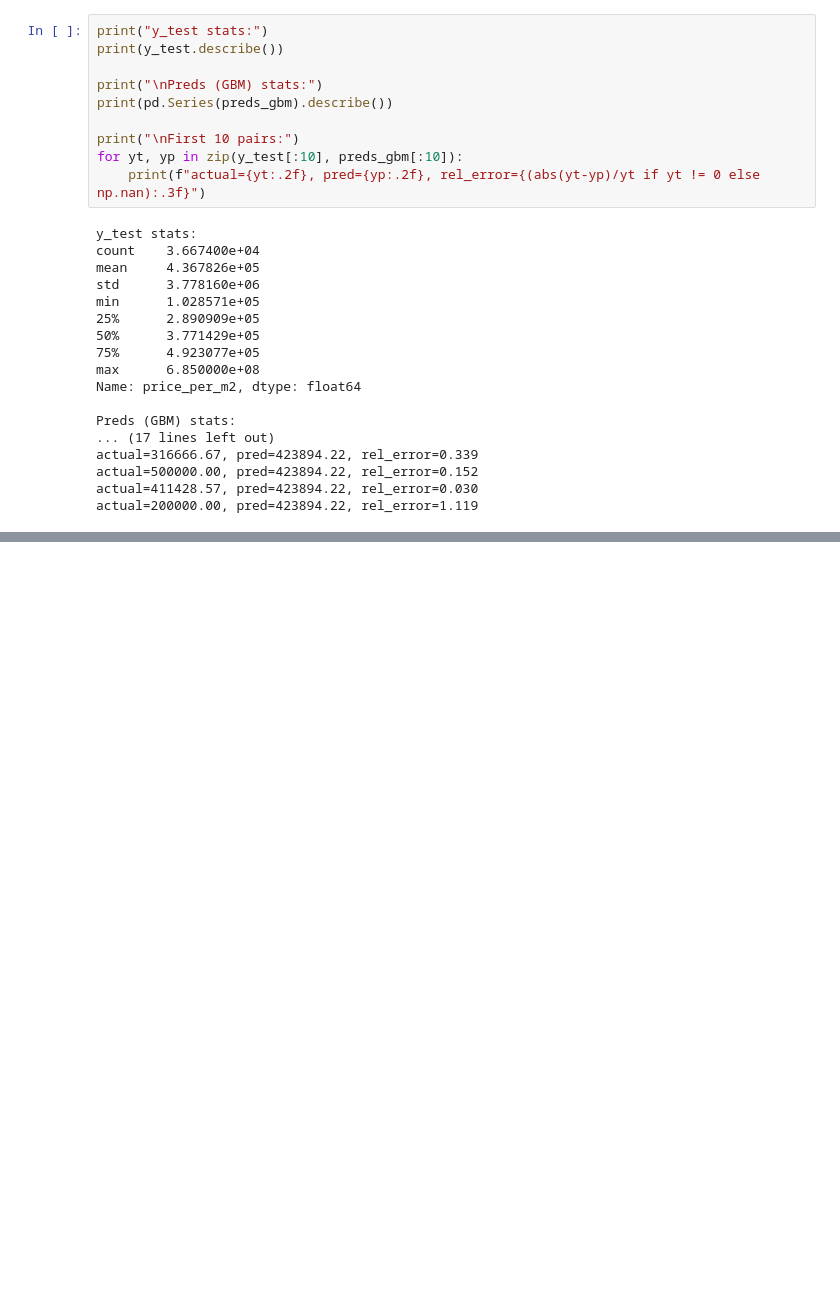
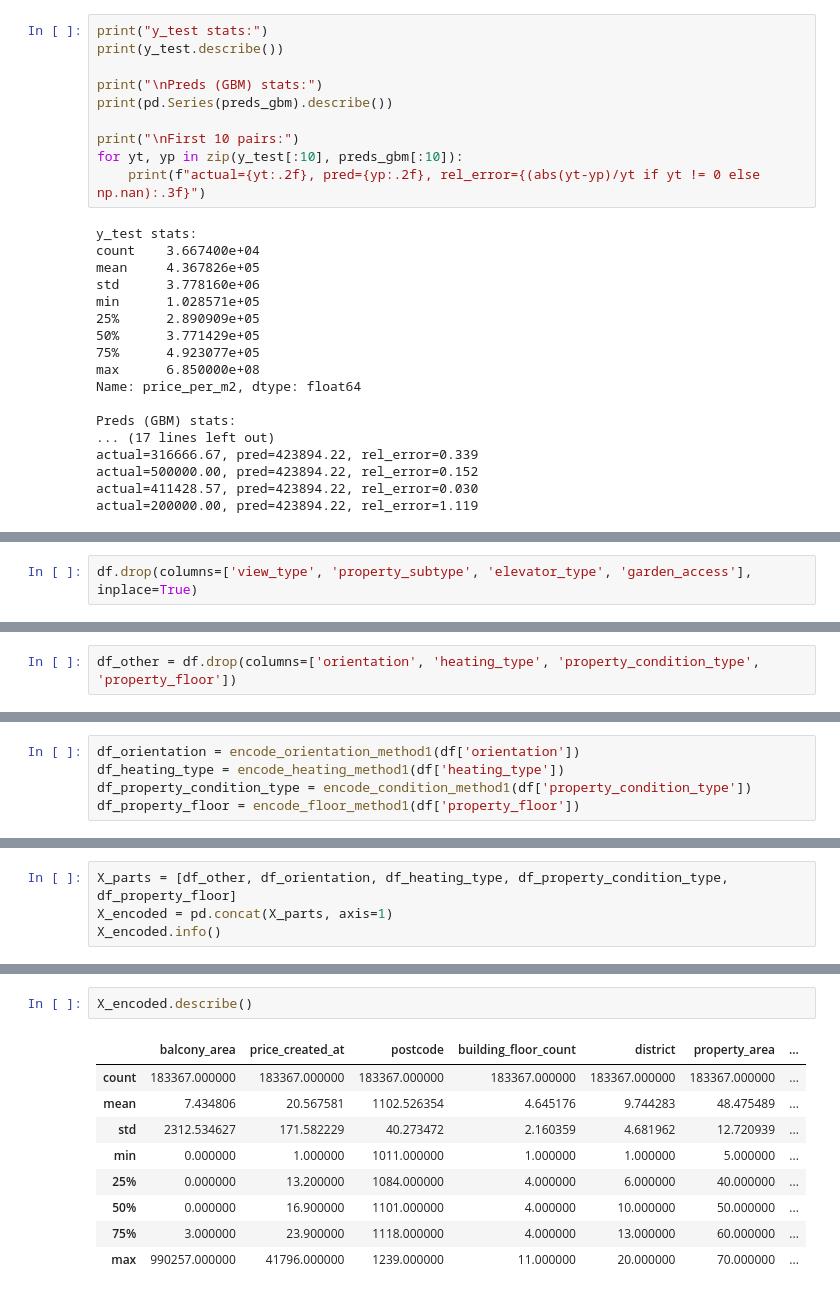
Before and after one commit to LaszloAbrok/machine-learning-case-studies, a Jupyter notebook: 2-real-estate/notebook/real-estate-pipeline.ipynb, the cells around one changed output, grey strips where cells are left out. Drawn from its saved outputs; the diff is of its cells as text; blank space fills up the shorter version.

```diff
--- a/2-real-estate/notebook/real-estate-pipeline.ipynb
+++ b/2-real-estate/notebook/real-estate-pipeline.ipynb
@@ -559,0 +645,2 @@ actual=200000.00, pred=423894.22, rel_error=1.119
+# %%
+df.drop(columns=['view_type', 'property_subtype', 'elevator_type', 'garden_access'], inplace=True)
@@ -559,0 +654,2 @@ actual=200000.00, pred=423894.22, rel_error=1.119
+# %%
+df_other = df.drop(columns=['orientation', 'heating_type', 'property_condition_type', 'property_floor'])
@@ -559,0 +682,5 @@ actual=200000.00, pred=423894.22, rel_error=1.119
+# %%
+df_orientation = encode_orientation_method1(df['orientation'])
+df_heating_type = encode_heating_method1(df['heating_type'])
+df_property_condition_type = encode_condition_method1(df['property_condition_type'])
+df_property_floor = encode_floor_method1(df['property_floor'])
@@ -559,0 +702,4 @@ actual=200000.00, pred=423894.22, rel_error=1.119
+# %%
+X_parts = [df_other, df_orientation, df_heating_type, df_property_condition_type, df_property_floor]
+X_encoded = pd.concat(X_parts, axis=1)
+X_encoded.info()
@@ -559,0 +724,12 @@ actual=200000.00, pred=423894.22, rel_error=1.119
+# %%
+X_encoded.describe()
+# %% [output]
+|  | balcony_area | price_created_at | postcode | building_floor_count | district | property_area | ... |
+| count | 183367.000000 | 183367.000000 | 183367.000000 | 183367.000000 | 183367.000000 | 183367.000000 | ... |
+| mean | 7.434806 | 20.567581 | 1102.526354 | 4.645176 | 9.744283 | 48.475489 | ... |
+| std | 2312.534627 | 171.582229 | 40.273472 | 2.160359 | 4.681962 | 12.720939 | ... |
+| min | 0.000000 | 1.000000 | 1011.000000 | 1.000000 | 1.000000 | 5.000000 | ... |
+| 25% | 0.000000 | 13.200000 | 1084.000000 | 4.000000 | 6.000000 | 40.000000 | ... |
+| 50% | 0.000000 | 16.900000 | 1101.000000 | 4.000000 | 10.000000 | 50.000000 | ... |
+| 75% | 3.000000 | 23.900000 | 1118.000000 | 4.000000 | 13.000000 | 60.000000 | ... |
+| max | 990257.000000 | 41796.000000 | 1239.000000 | 11.000000 | 20.000000 | 70.000000 | ... |
```
Also changed, not shown: parts of 21 cells of this notebook.
